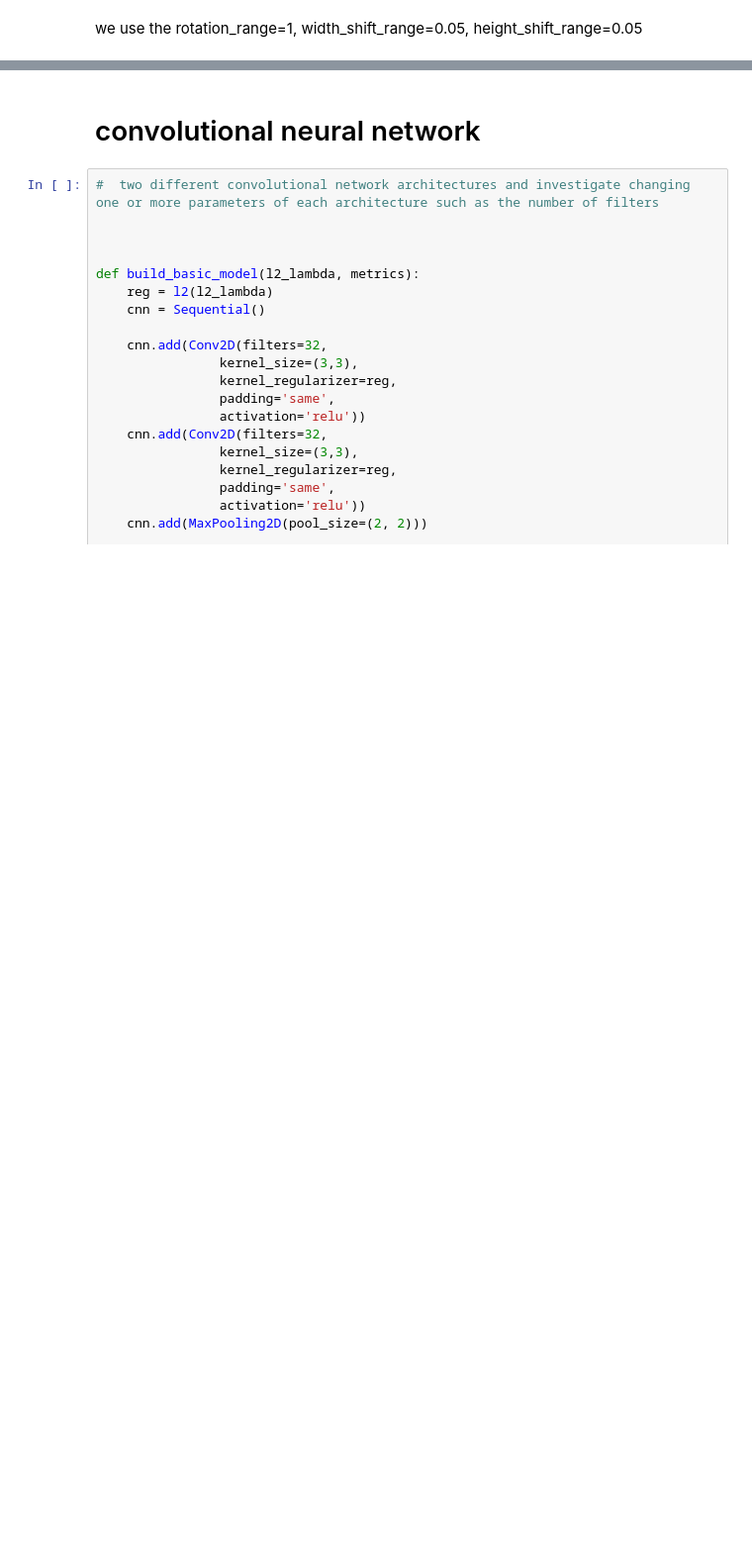
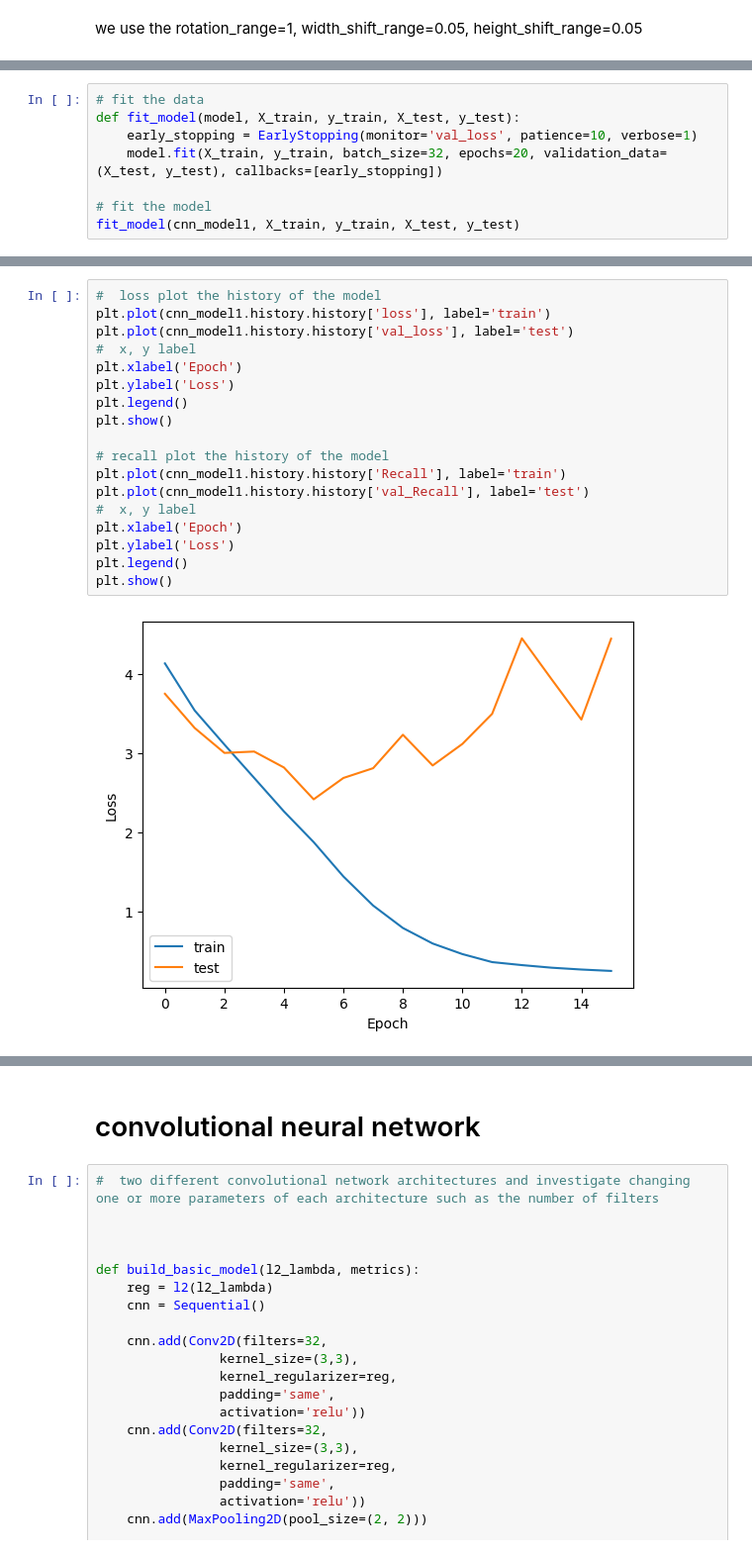
Before and after one commit to livingspring/CS7324LabAssignment, a Jupyter notebook: Lab6/flowers/Lab6.ipynb, the cells around one changed output, grey strips where cells are left out. Shown at 99% size. Drawn from its saved outputs; the diff is of its cells as text; blank space fills up the shorter version.

Commit message:
add model

```diff
--- a/Lab6/flowers/Lab6.ipynb
+++ b/Lab6/flowers/Lab6.ipynb
@@ -312,0 +404,8 @@ scores = []
+# %%
+# fit the data
+def fit_model(model, X_train, y_train, X_test, y_test):
+    early_stopping = EarlyStopping(monitor='val_loss', patience=10, verbose=1)
+    model.fit(X_train, y_train, batch_size=32, epochs=20, validation_data=(X_test, y_test), callbacks=[early_stopping])
+
+# fit the model
+fit_model(cnn_model1, X_train, y_train, X_test, y_test)
@@ -312,0 +430,20 @@ scores = []
+# %%
+#  loss plot the history of the model
+plt.plot(cnn_model1.history.history['loss'], label='train')
+plt.plot(cnn_model1.history.history['val_loss'], label='test')
+#  x, y label
+plt.xlabel('Epoch')
+plt.ylabel('Loss')
+plt.legend()
+plt.show()
+
+# recall plot the history of the model
+plt.plot(cnn_model1.history.history['Recall'], label='train')
+plt.plot(cnn_model1.history.history['val_Recall'], label='test')
+#  x, y label
+plt.xlabel('Epoch')
+plt.ylabel('Loss')
+plt.legend()
+plt.show()
+# %% [output]
+[figure, added]
```
Also changed, not shown: parts of 17 cells of this notebook.
